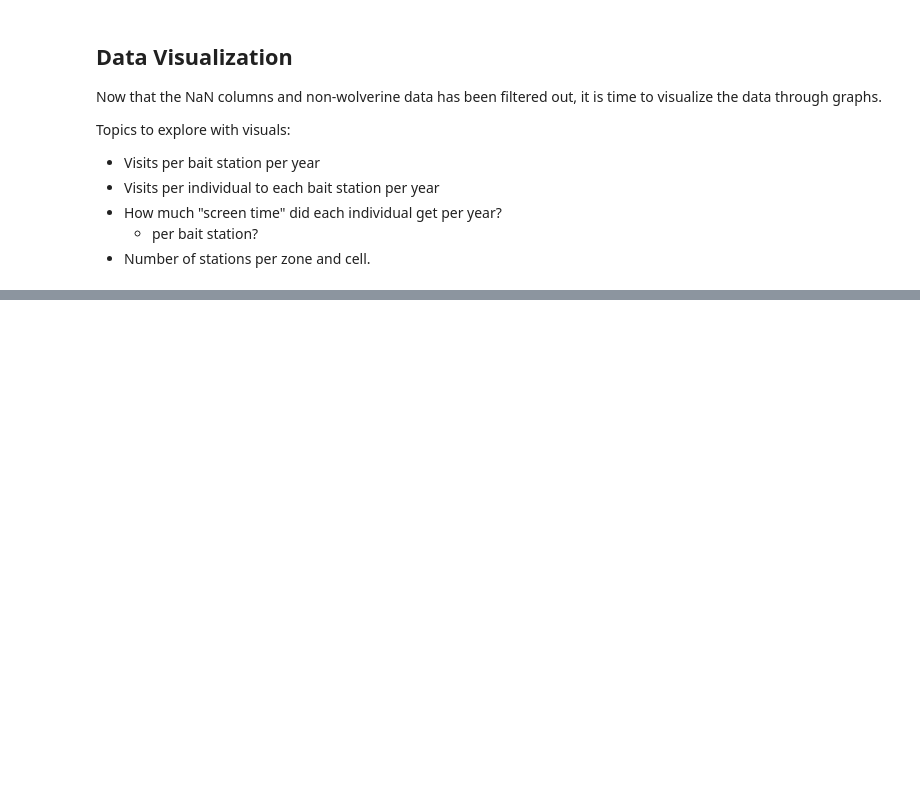
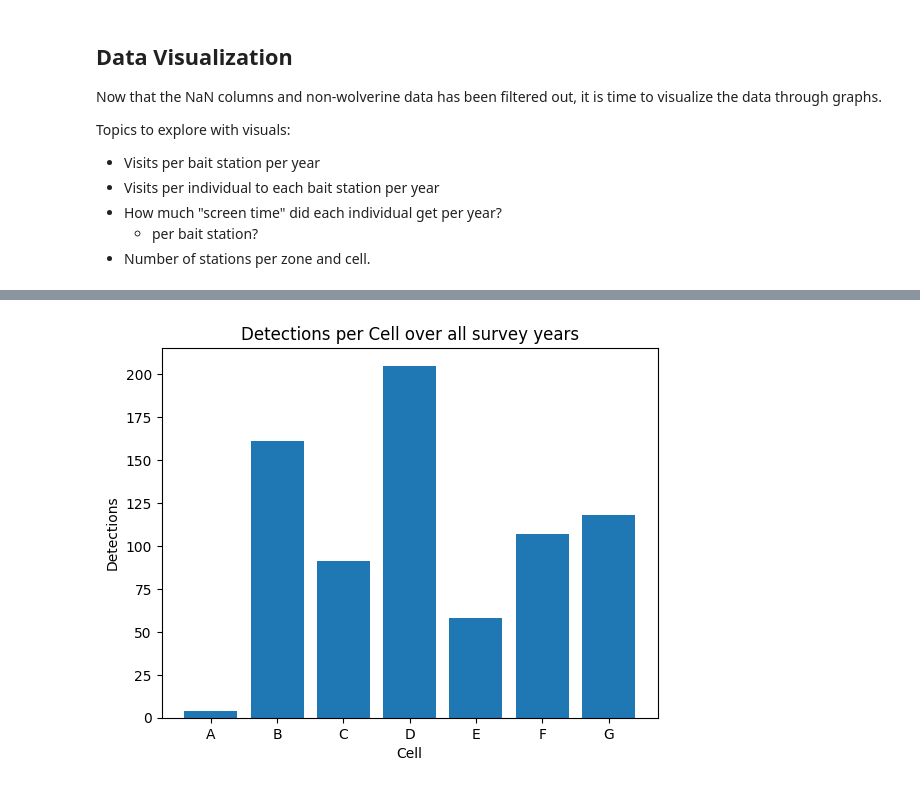
Before and after one commit to bw123111/MLcourse2025, a Jupyter notebook: assignments/Assignment_1.ipynb, the cells around one changed output, grey strips where cells are left out. Cells and saved outputs as stored; diff of their text form; code cells hidden in the pictures; blank space fills up the shorter version.

```diff
--- a/assignments/Assignment_1.ipynb
+++ b/assignments/Assignment_1.ipynb
@@ -714,0 +724,8 @@ AttributeError: 'DataFrame' object has no attribute 'zone'
+# %%
+plt.bar(dtx_by_loc_yr["Cell"], height=dtx_by_loc_yr["Detections"])
+plt.ylabel("Detections")
+plt.xlabel("Cell")
+plt.title("Detections per Cell over all survey years")
+plt.show()
+# %% [output]
+[figure, added]
```
Also changed, not shown: parts of 11 cells of this notebook.
